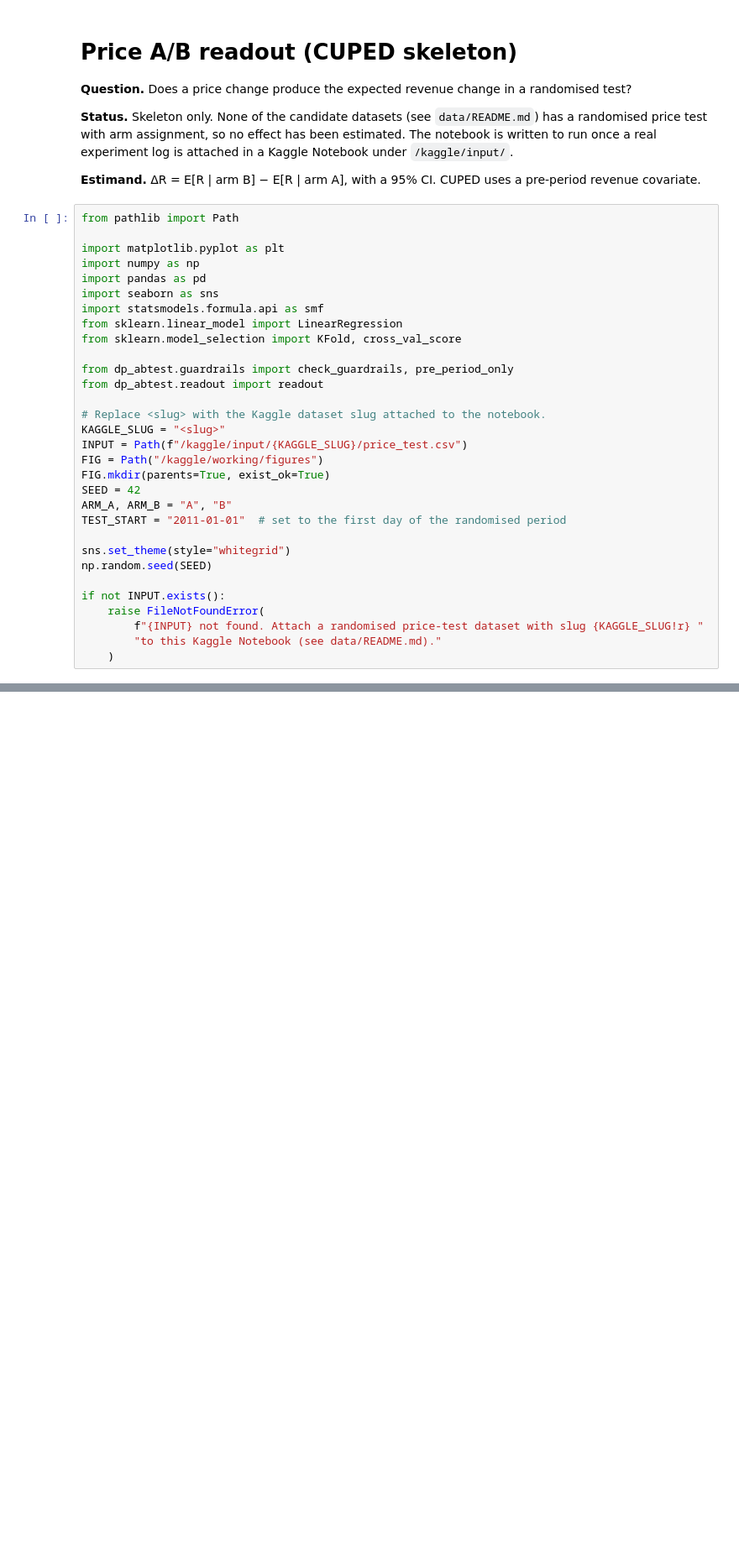
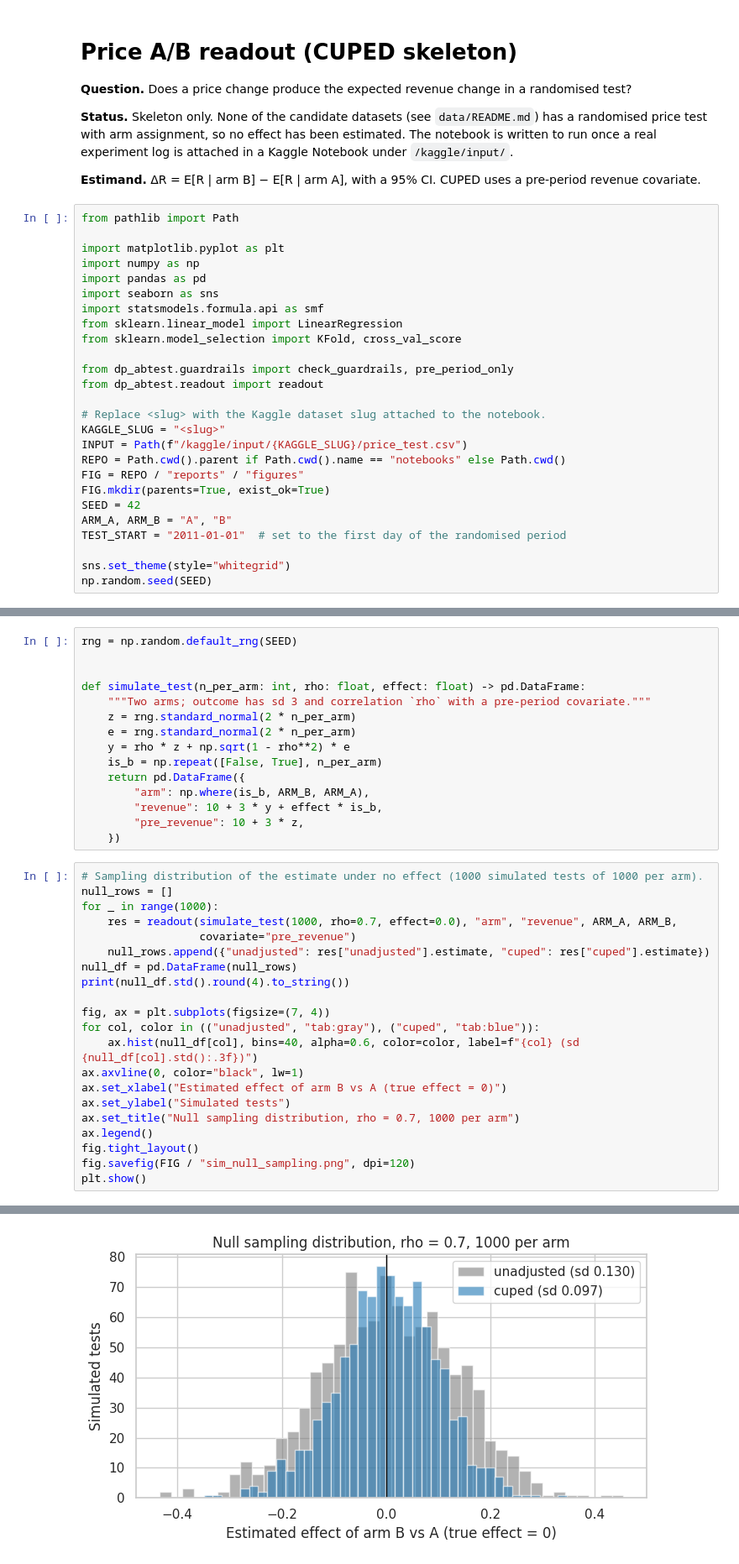
Before and after one commit to Patotricks15/dynamic-pricing-ab-readout, a Jupyter notebook: notebooks/ab_readout.ipynb, the cells around one changed output, grey strips where cells are left out. Shown at 84% size. Cells and saved outputs as stored; diff of their text form; blank space fills up the shorter version.

```diff
--- a/notebooks/ab_readout.ipynb
+++ b/notebooks/ab_readout.ipynb
@@ -25,7 +25,8 @@ from dp_abtest.readout import readout
 # Replace <slug> with the Kaggle dataset slug attached to the notebook.
 KAGGLE_SLUG = "<slug>"
 INPUT = Path(f"/kaggle/input/{KAGGLE_SLUG}/price_test.csv")
-FIG = Path("/kaggle/working/figures")
+REPO = Path.cwd().parent if Path.cwd().name == "notebooks" else Path.cwd()
+FIG = REPO / "reports" / "figures"
 FIG.mkdir(parents=True, exist_ok=True)
 SEED = 42
 ARM_A, ARM_B = "A", "B"
@@ -33,9 +34,3 @@ TEST_START = "2011-01-01"  # set to the first day of the randomised period
 
 sns.set_theme(style="whitegrid")
 np.random.seed(SEED)
-
-if not INPUT.exists():
-    raise FileNotFoundError(
-        f"{INPUT} not found. Attach a randomised price-test dataset with slug {KAGGLE_SLUG!r} "
-        "to this Kaggle Notebook (see data/README.md)."
-    )
@@ -41,0 +42,37 @@ if not INPUT.exists():
+# %%
+rng = np.random.default_rng(SEED)
+
+
+def simulate_test(n_per_arm: int, rho: float, effect: float) -> pd.DataFrame:
+    """Two arms; outcome has sd 3 and correlation `rho` with a pre-period covariate."""
+    z = rng.standard_normal(2 * n_per_arm)
+    e = rng.standard_normal(2 * n_per_arm)
+    y = rho * z + np.sqrt(1 - rho**2) * e
+    is_b = np.repeat([False, True], n_per_arm)
+    return pd.DataFrame({
+        "arm": np.where(is_b, ARM_B, ARM_A),
+        "revenue": 10 + 3 * y + effect * is_b,
+        "pre_revenue": 10 + 3 * z,
+    })
+# %%
+# Sampling distribution of the estimate under no effect (1000 simulated tests of 1000 per arm).
+null_rows = []
+for _ in range(1000):
+    res = readout(simulate_test(1000, rho=0.7, effect=0.0), "arm", "revenue", ARM_A, ARM_B,
+                  covariate="pre_revenue")
+    null_rows.append({"unadjusted": res["unadjusted"].estimate, "cuped": res["cuped"].estimate})
+null_df = pd.DataFrame(null_rows)
+print(null_df.std().round(4).to_string())
+
+fig, ax = plt.subplots(figsize=(7, 4))
+for col, color in (("unadjusted", "tab:gray"), ("cuped", "tab:blue")):
+    ax.hist(null_df[col], bins=40, alpha=0.6, color=color, label=f"{col} (sd {null_df[col].std():.3f})")
+ax.axvline(0, color="black", lw=1)
+ax.set_xlabel("Estimated effect of arm B vs A (true effect = 0)")
+ax.set_ylabel("Simulated tests")
+ax.set_title("Null sampling distribution, rho = 0.7, 1000 per arm")
+ax.legend()
+fig.tight_layout()
+fig.savefig(FIG / "sim_null_sampling.png", dpi=120)
+plt.show()
+# %% [output]
@@ -41,0 +81 @@ if not INPUT.exists():
+[figure, added]
```
Also changed, not shown: parts of 9 cells of this notebook, 5 other files.
